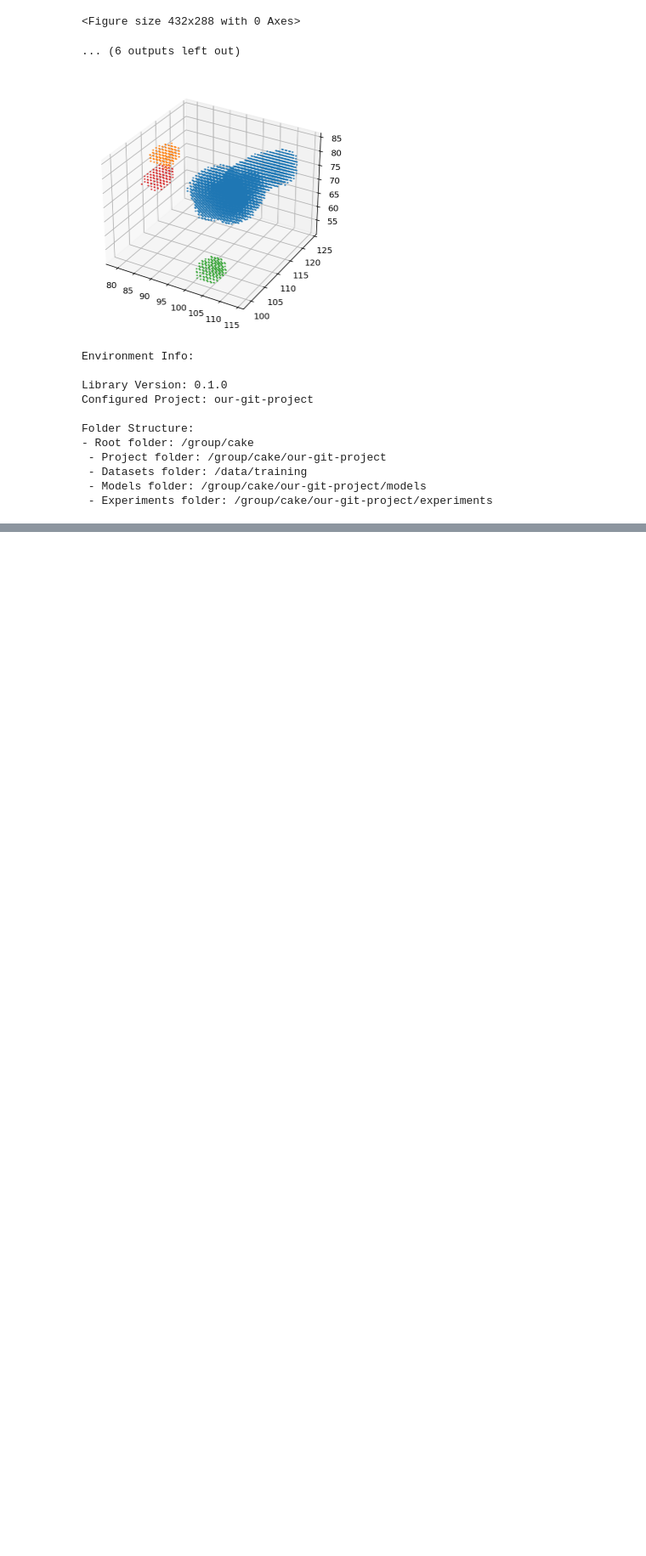
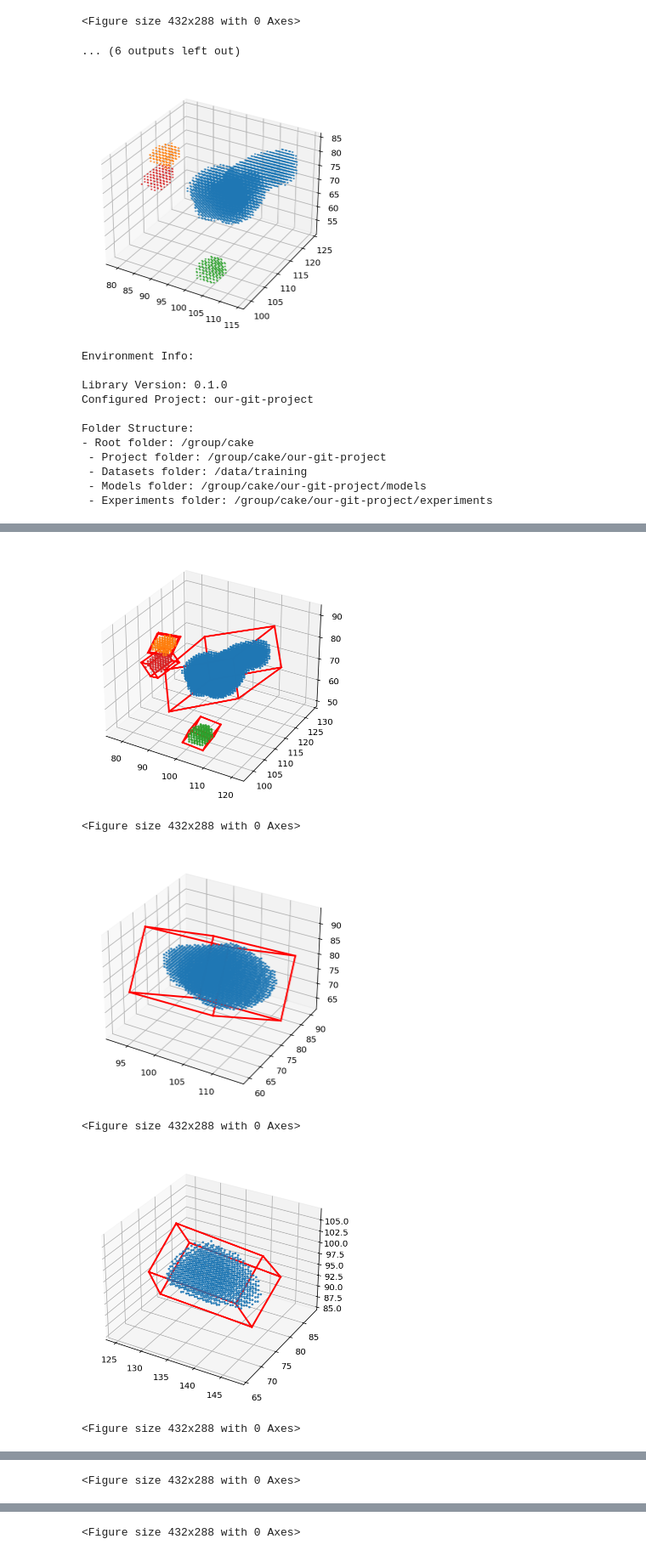
Before and after one commit to MarkusMartinMueller/ML_in_MIP, a Jupyter notebook: develop/Leo/Untitled1.ipynb, the cells around one changed output, grey strips where cells are left out. Shown at 85% size. Drawn from its saved outputs; the diff is of its cells as text; code cells hidden in the pictures; blank space fills up the shorter version.

```diff
--- a/develop/Leo/Untitled1.ipynb
+++ b/develop/Leo/Untitled1.ipynb
@@ -176,0 +183,2 @@ KeyboardInterrupt:
+# %%
+boundingboxes= postprocessing.bounding_boxes(images)
@@ -176,0 +189,10 @@ KeyboardInterrupt:
+# %%
+for i in range(0,len(images)):
+    evaluation.draw_bounding_box(boundingboxes[i]["candidates"],aneurysm_array=images[i])
+# %% [output]
+[figure, added]
+<Figure size 432x288 with 0 Axes>
+[figure, added]
+<Figure size 432x288 with 0 Axes>
+[figure, added]
+<Figure size 432x288 with 0 Axes>
@@ -176,0 +200 @@ KeyboardInterrupt:
+<Figure size 432x288 with 0 Axes>
@@ -176,0 +202 @@ KeyboardInterrupt:
+<Figure size 432x288 with 0 Axes>
```
Also changed, not shown: parts of 9 cells of this notebook, 6 other files.
